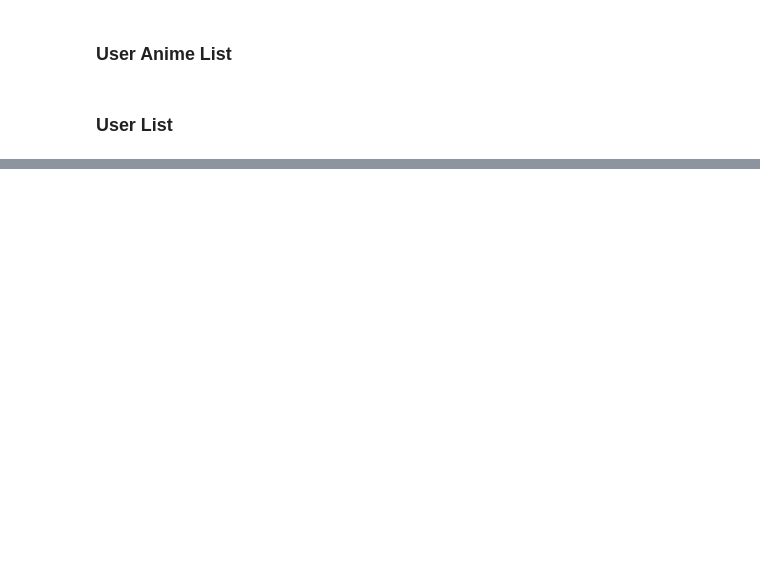
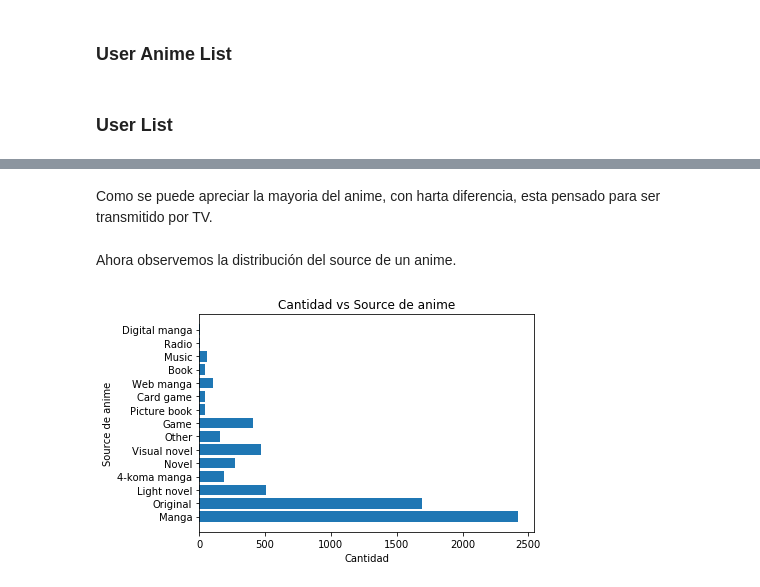
Before and after one commit to diegoolguinw/AnimeDataSet, a Jupyter notebook: Proyecto Mineria de Datos.ipynb, the cells around one changed output, grey strips where cells are left out. Cells and saved outputs as stored; diff of their text form; code cells hidden in the pictures; blank space fills up the shorter version.

```diff
--- a/Proyecto Mineria de Datos.ipynb
+++ b/Proyecto Mineria de Datos.ipynb
@@ -418,0 +522,25 @@ userList = pd.read_csv("Datos/users_cleaned.csv")
+# %% [markdown]
+Como se puede apreciar la mayoria del anime, con harta diferencia, esta pensado para ser transmitido por TV.
+# %% [markdown]
+Ahora observemos la distribución del source de un anime.
+# %%
+typeAnimeList = animeList['source'].tolist()
+
+diccToPlot = {}
+
+for typeAnime in typeAnimeList:
+    if(not typeAnime in diccToPlot):
+        diccToPlot[typeAnime] = 0
+    diccToPlot[typeAnime] += 1
+
+
+
+
+plt.barh(range(len(diccToPlot)), list(diccToPlot.values()), align='center')
+plt.yticks(range(len(diccToPlot)), list(diccToPlot.keys()))
+plt.xlabel('Cantidad')
+plt.ylabel('Source de anime')
+plt.title('Cantidad vs Source de anime')
+plt.show()
+# %% [output]
+[figure, added]
```
Also changed, not shown: parts of 47 cells of this notebook, 1 other file.
